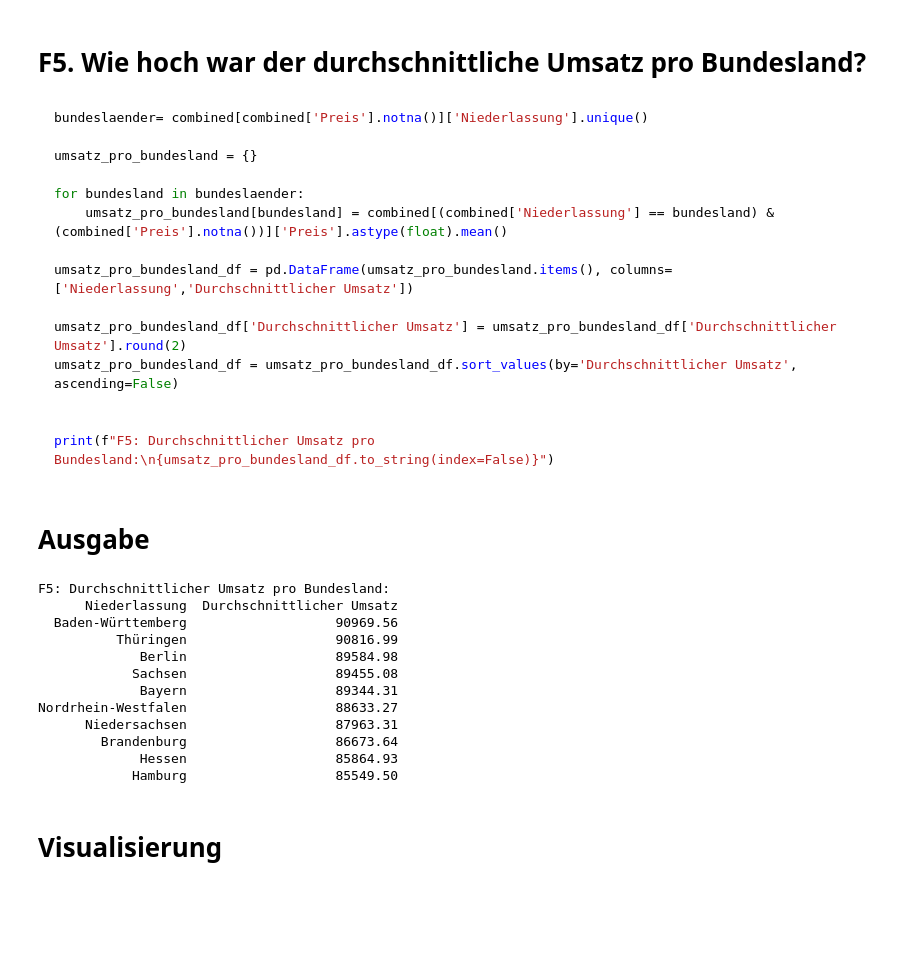
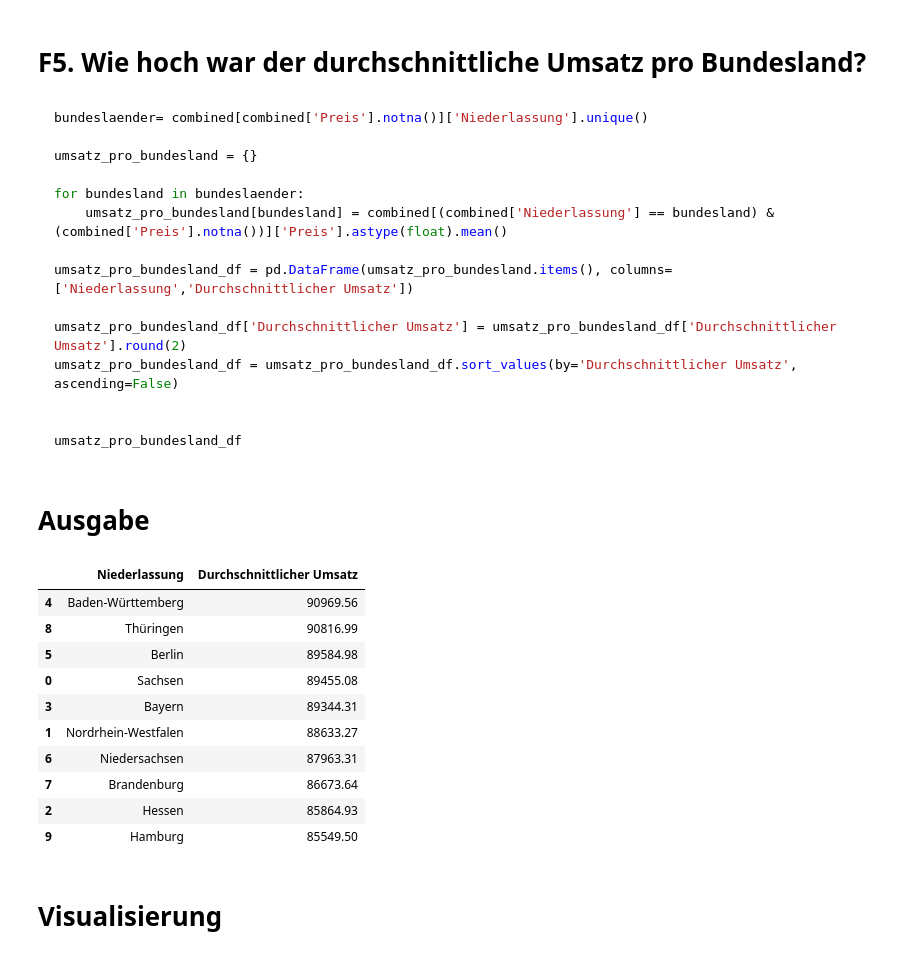
Before and after one commit to FlorinAlexeHWR/final_projectSS24_Group5, a Jupyter notebook: presentation.ipynb, the cells around one changed output. Saved outputs shown, nothing was run; the diff lists cells and outputs as text; code cells hidden in the pictures; blank space fills up the shorter version.

````diff
--- a/presentation.ipynb
+++ b/presentation.ipynb
@@ -1096,25 +1095,24 @@ umsatz_pro_bundesland_df['Durchschnittlicher Umsatz'] = umsatz_pro_bundesland_df
 umsatz_pro_bundesland_df = umsatz_pro_bundesland_df.sort_values(by='Durchschnittlicher Umsatz', ascending=False)
 
 
-print(f"F5: Durchschnittlicher Umsatz pro Bundesland:\n{umsatz_pro_bundesland_df.to_string(index=False)}")
+umsatz_pro_bundesland_df
 ```
 # %% [markdown]
 # Ausgabe
 # %%
-print(f"F5: Durchschnittlicher Umsatz pro Bundesland:\n{umsatz_pro_bundesland_df.to_string(index=False)}")
+umsatz_pro_bundesland_df
 # %% [output]
-F5: Durchschnittlicher Umsatz pro Bundesland:
-      Niederlassung  Durchschnittlicher Umsatz
-  Baden-Württemberg                   90969.56
-          Thüringen                   90816.99
-             Berlin                   89584.98
-            Sachsen                   89455.08
-             Bayern                   89344.31
-Nordrhein-Westfalen                   88633.27
-      Niedersachsen                   87963.31
-        Brandenburg                   86673.64
-             Hessen                   85864.93
-            Hamburg                   85549.50
+|  | Niederlassung | Durchschnittlicher Umsatz |
+| 4 | Baden-Württemberg | 90969.56 |
+| 8 | Thüringen | 90816.99 |
+| 5 | Berlin | 89584.98 |
+| 0 | Sachsen | 89455.08 |
+| 3 | Bayern | 89344.31 |
+| 1 | Nordrhein-Westfalen | 88633.27 |
+| 6 | Niedersachsen | 87963.31 |
+| 7 | Brandenburg | 86673.64 |
+| 2 | Hessen | 85864.93 |
+| 9 | Hamburg | 85549.50 |
 # %% [markdown]
 # Visualisierung
 # %%
````
Also changed, not shown: parts of 14 cells of this notebook, 1 other file.
